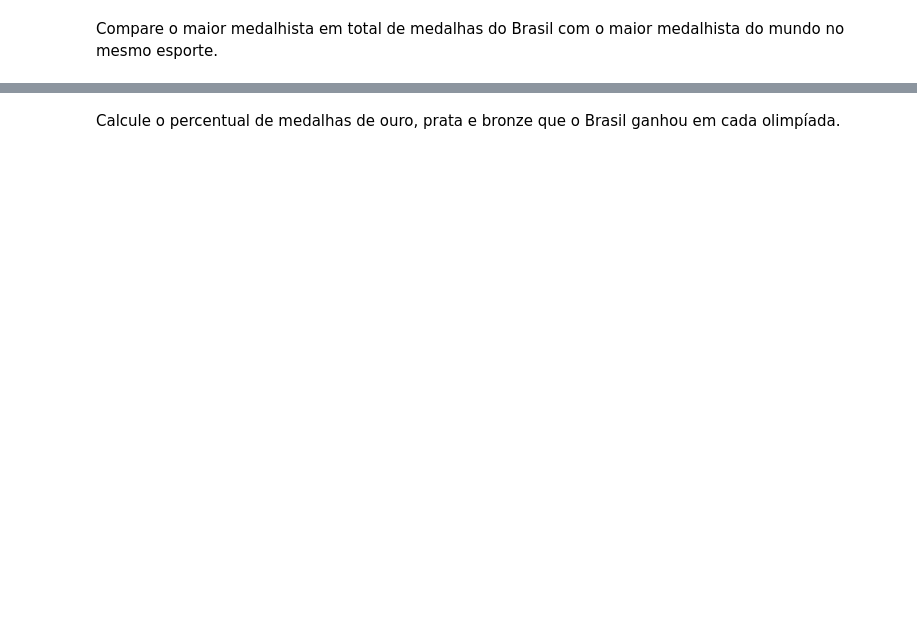
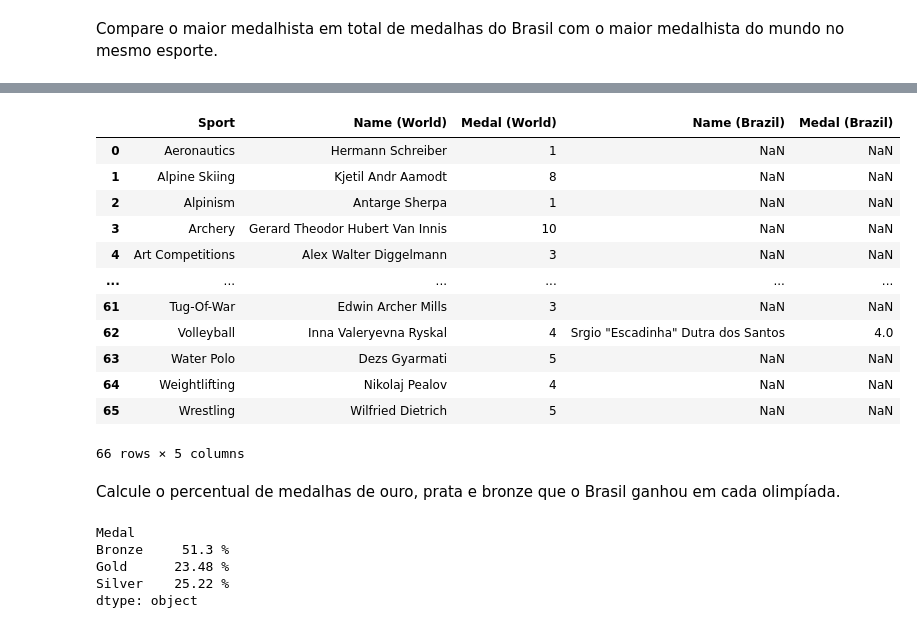
Before and after one commit to lucas54neves/olympics-data-analytics, a Jupyter notebook: src/project.ipynb, the cells around one changed output, grey strips where cells are left out. Saved outputs shown, nothing was run; the diff lists cells and outputs as text; code cells hidden in the pictures; blank space fills up the shorter version.

```diff
--- a/src/project.ipynb
+++ b/src/project.ipynb
@@ -339,2 +419,10 @@ Qual país foi o maior medalhista de ouro da história das olimpíadas de verão
 # %% [markdown]
 Qual país foi o maior medalhista em medalhas totais na história das olimpíadas de verão?
+# %%
+summer_medals = df.dropna(subset = ['Medal'])
+
+summer_medals_by_event = summer_medals.groupby(['Sport', 'Event', 'Year', 'Team'])['Medal'].count()
+
+summer_medals_by_event_by_team = summer_medals_by_event.groupby('Team').cumcount() + 1
+
+print(f'País: {summer_medals_by_event_by_team.idxmax()[3]} | Total de medalhas: {summer_medals_by_event_by_team.max()}')
@@ -354,0 +623,18 @@ Compare o maior medalhista em total de medalhas do Brasil com o maior medalhista
+# %%
+summer_golds_world_by_name = summer_medals.groupby(['Sport'])['Name'].value_counts()
+
+biggest_medalist_in_world_by_sport_name = summer_golds_world_by_name.groupby(['Sport']).idxmax()
+
+biggest_medalist_in_world_by_sport_name = biggest_medalist_in_world_by_sport_name.apply(lambda x: x[1])
+
+biggest_medalist_in_world_by_sport_name = biggest_medalist_in_world_by_sport_name.reset_index()
+
+biggest_medalist_in_world_by_sport_medal = summer_golds_world_by_name.groupby(['Sport']).max()
+
+biggest_medalist_in_world_by_sport_medal = biggest_medalist_in_world_by_sport_medal.reset_index()
+
+biggest_medalist_in_world_by_sport_medal.columns = ['Sport', 'Medal']
+
+biggest_medalist_in_world_by_sport = pd.merge(biggest_medalist_in_world_by_sport_name, biggest_medalist_in_world_by_sport_medal)
+
+biggest_medalist_in_world_by_sport
@@ -355,2 +655,44 @@ Compare o maior medalhista em total de medalhas do Brasil com o maior medalhista
+# %%
+aux_biggest_medalist_in_world_by_sport = biggest_medalist_in_world_by_sport.copy()
+
+aux_biggest_medalist_in_world_by_sport.columns = ['Sport', 'Name (World)', 'Medal (World)']
+
+aux_biggest_medalist_in_brazil_by_sport = biggest_medalist_in_brazil_by_sport.copy()
+
+aux_biggest_medalist_in_brazil_by_sport.columns = ['Sport', 'Name (Brazil)', 'Medal (Brazil)']
+
+biggest_medalist_comparation = pd.merge(aux_biggest_medalist_in_world_by_sport, aux_biggest_medalist_in_brazil_by_sport, how='left')
+
+biggest_medalist_comparation
+# %% [output]
+|  | Sport | Name (World) | Medal (World) | Name (Brazil) | Medal (Brazil) |
+| 0 | Aeronautics | Hermann Schreiber | 1 | NaN | NaN |
+| 1 | Alpine Skiing | Kjetil Andr Aamodt | 8 | NaN | NaN |
+| 2 | Alpinism | Antarge Sherpa | 1 | NaN | NaN |
+| 3 | Archery | Gerard Theodor Hubert Van Innis | 10 | NaN | NaN |
+| 4 | Art Competitions | Alex Walter Diggelmann | 3 | NaN | NaN |
+| ... | ... | ... | ... | ... | ... |
+| 61 | Tug-Of-War | Edwin Archer Mills | 3 | NaN | NaN |
+| 62 | Volleyball | Inna Valeryevna Ryskal | 4 | Srgio "Escadinha" Dutra dos Santos | 4.0 |
+| 63 | Water Polo | Dezs Gyarmati | 5 | NaN | NaN |
+| 64 | Weightlifting | Nikolaj Pealov | 4 | NaN | NaN |
+| 65 | Wrestling | Wilfried Dietrich | 5 | NaN | NaN |
+66 rows × 5 columns
 # %% [markdown]
 Calcule o percentual de medalhas de ouro, prata e bronze que o Brasil ganhou em cada olimpíada.
+# %%
+summer_medals_brazil_percentual = summer_medals_brazil.groupby(['Sport', 'Event', 'Year', 'Medal']).count()
+
+summer_medals_brazil_percentual = summer_medals_brazil_percentual.groupby(['Medal']).cumcount() + 1
+
+summer_medals_brazil_percentual = summer_medals_brazil_percentual.groupby(level=3).apply(max)
+
+total_brazil = summer_medals_brazil_percentual[0] + summer_medals_brazil_percentual[1] + summer_medals_brazil_percentual[2]
+
+summer_medals_brazil_percentual.apply(lambda x: f'{round(x / total_brazil * 100, 2)} %')
+# %% [output]
+Medal
+Bronze     51.3 %
+Gold      23.48 %
+Silver    25.22 %
+dtype: object
```
Also changed, not shown: parts of 37 cells of this notebook.
